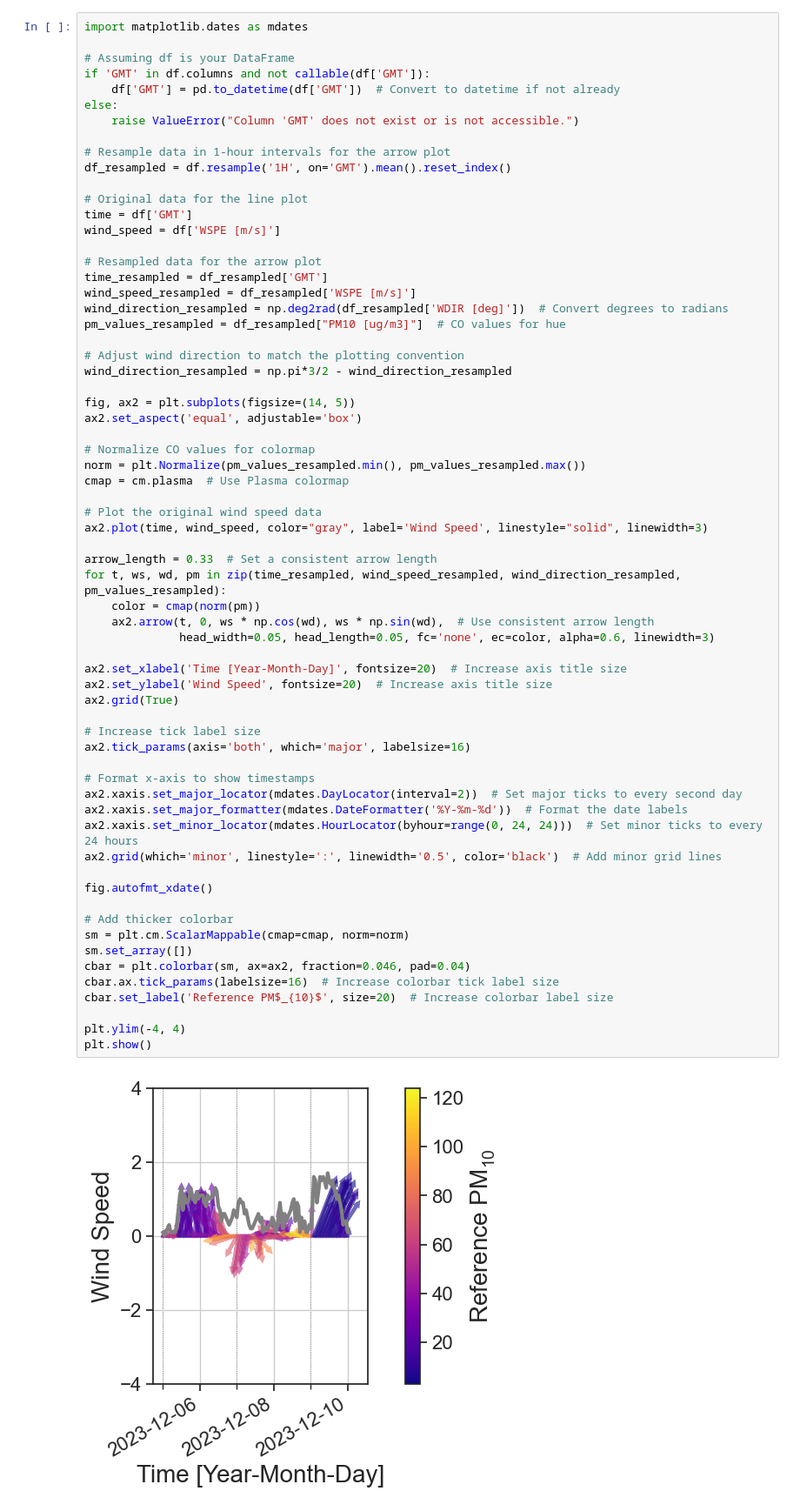
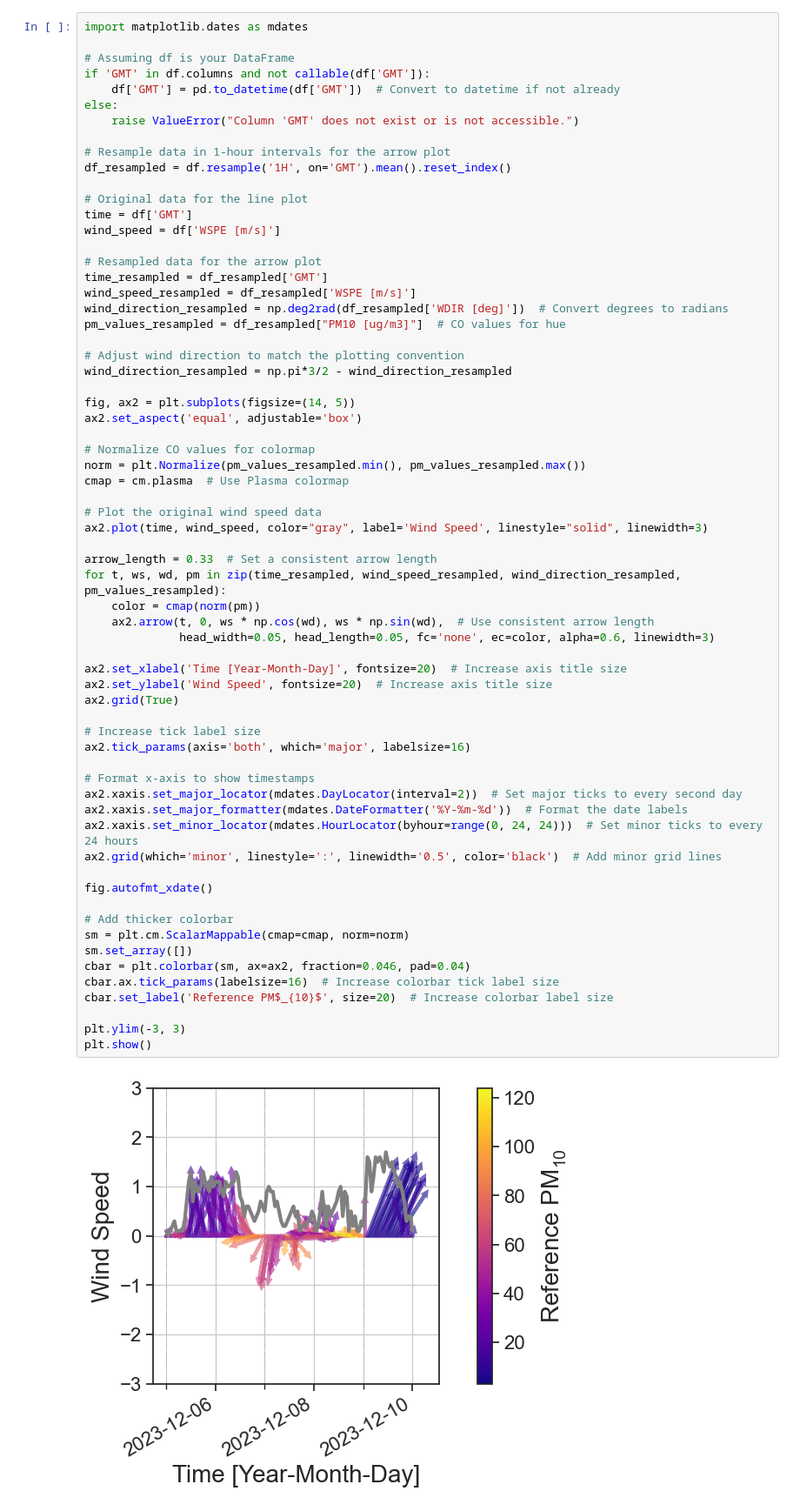
Before and after one commit to vn-hub/koloka, a Jupyter notebook: SmogDEC2023.ipynb, the cells around one changed output. Shown at 87% size. Cells and saved outputs as stored; diff of their text form.

Commit message:
WSWD plot ranges

```diff
--- a/SmogDEC2023.ipynb
+++ b/SmogDEC2023.ipynb
@@ -450,32 +450,32 @@ ax2.plot(time, wind_speed, color="gray", label='Wind Speed', linestyle="solid",
 arrow_length = 0.33  # Set a consistent arrow length
 for t, ws, wd, pm in zip(time_resampled, wind_speed_resampled, wind_direction_resampled, pm_values_resampled):
     color = cmap(norm(pm))
     ax2.arrow(t, 0, ws * np.cos(wd), ws * np.sin(wd),  # Use consistent arrow length
               head_width=0.05, head_length=0.05, fc='none', ec=color, alpha=0.6, linewidth=3)
 
 ax2.set_xlabel('Time [Year-Month-Day]', fontsize=20)  # Increase axis title size
 ax2.set_ylabel('Wind Speed', fontsize=20)  # Increase axis title size
 ax2.grid(True)
 
 # Increase tick label size
 ax2.tick_params(axis='both', which='major', labelsize=16)
 
 # Format x-axis to show timestamps
 ax2.xaxis.set_major_locator(mdates.DayLocator(interval=2))  # Set major ticks to every second day
 ax2.xaxis.set_major_formatter(mdates.DateFormatter('%Y-%m-%d'))  # Format the date labels
 ax2.xaxis.set_minor_locator(mdates.HourLocator(byhour=range(0, 24, 24)))  # Set minor ticks to every 24 hours
 ax2.grid(which='minor', linestyle=':', linewidth='0.5', color='black')  # Add minor grid lines
 
 fig.autofmt_xdate()
 
 # Add thicker colorbar
 sm = plt.cm.ScalarMappable(cmap=cmap, norm=norm)
 sm.set_array([])
 cbar = plt.colorbar(sm, ax=ax2, fraction=0.046, pad=0.04)
 cbar.ax.tick_params(labelsize=16)  # Increase colorbar tick label size
 cbar.set_label('Reference PM$_{10}$', size=20)  # Increase colorbar label size
 
-plt.ylim(-4, 4)
+plt.ylim(-3, 3)
 plt.show()
 # %% [output]
-[figure, old version]
+[figure, new version]
```
Also changed, not shown: 1 other file.
